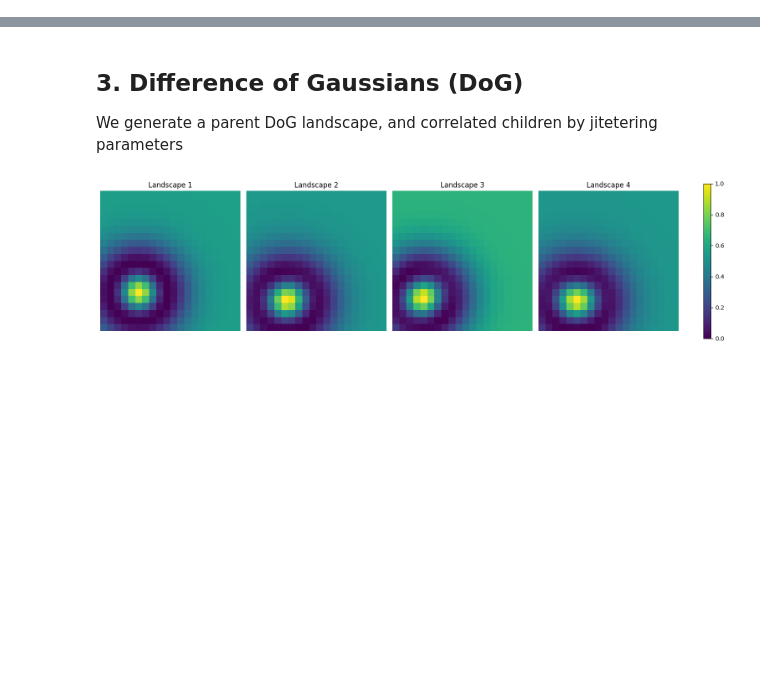
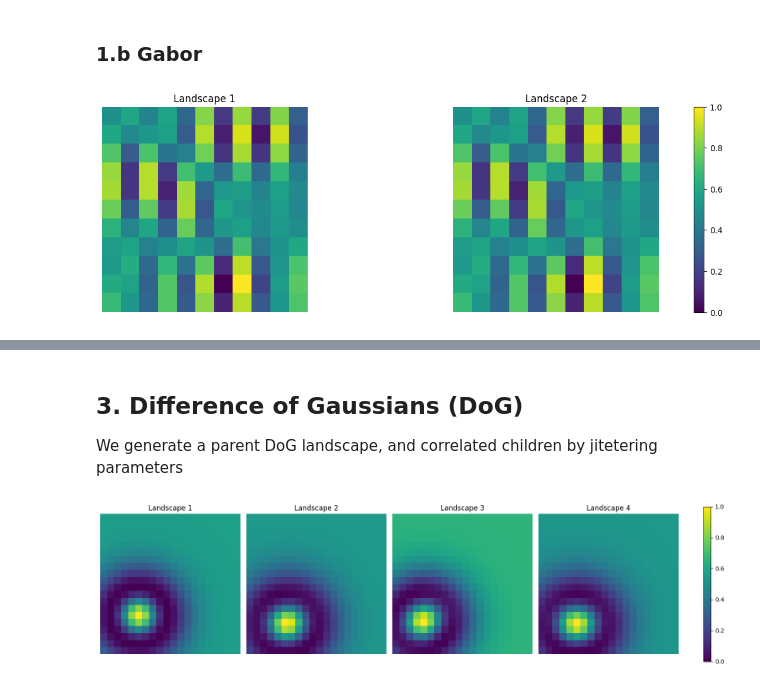
Before and after one commit to vagechirkov/Spatial-MAB-taboo, a Jupyter notebook: notebooks/reward_landscapes.ipynb, the cells around one changed output, grey strips where cells are left out. Cells and saved outputs as stored; diff of their text form; code cells hidden in the pictures; blank space fills up the shorter version.

```diff
--- a/notebooks/reward_landscapes.ipynb
+++ b/notebooks/reward_landscapes.ipynb
@@ -13,0 +37,22 @@ We generate correlated reward landscapes where a 'parent' map defines the genera
+# %% [markdown]
+### 1.b Gabor
+# %%
+rng = np.random.default_rng(42)
+n_children   = 1
+grid_size    = 11
+length_scale = 2
+
+parent, children = make_gabor_set(
+    rng=rng,
+    grid_size=grid_size,
+    n_children=n_children,
+    frequency=1/length_scale,
+    sigma=length_scale,
+    theta=0.0,
+    amplitude=1.0,
+)
+
+plot_reward_grids(np.array([parent] + children))
+plt.show()
+# %% [output]
+[figure, added]
```
Also changed, not shown: parts of 8 cells of this notebook, 1 other file.
